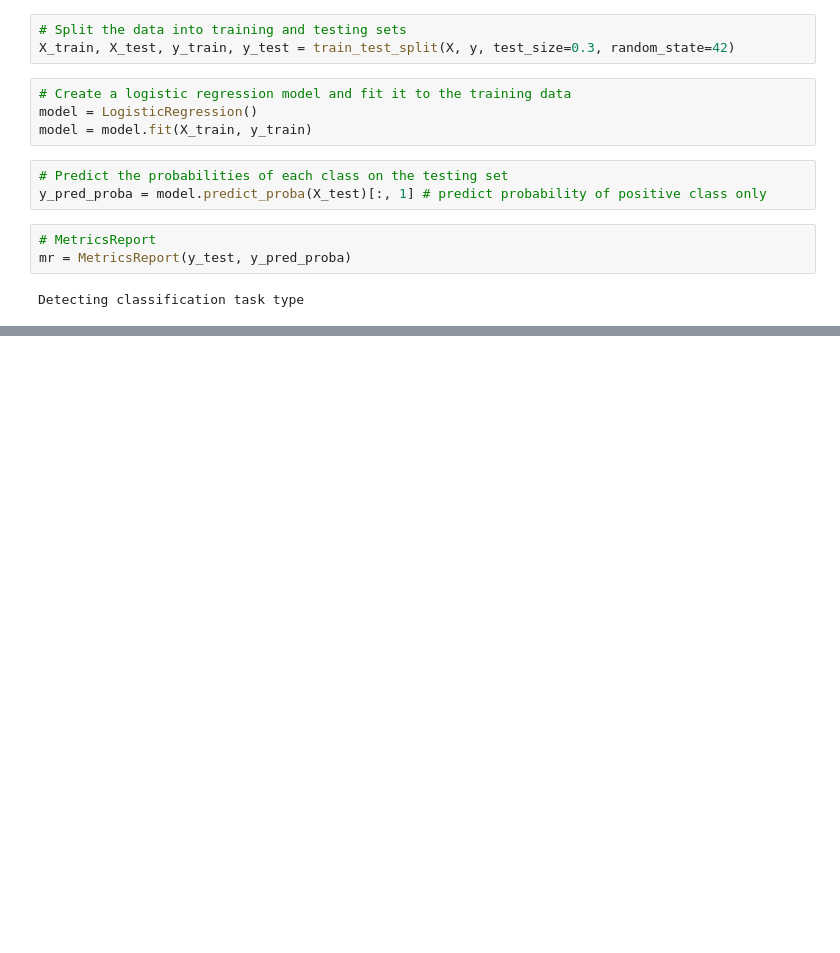
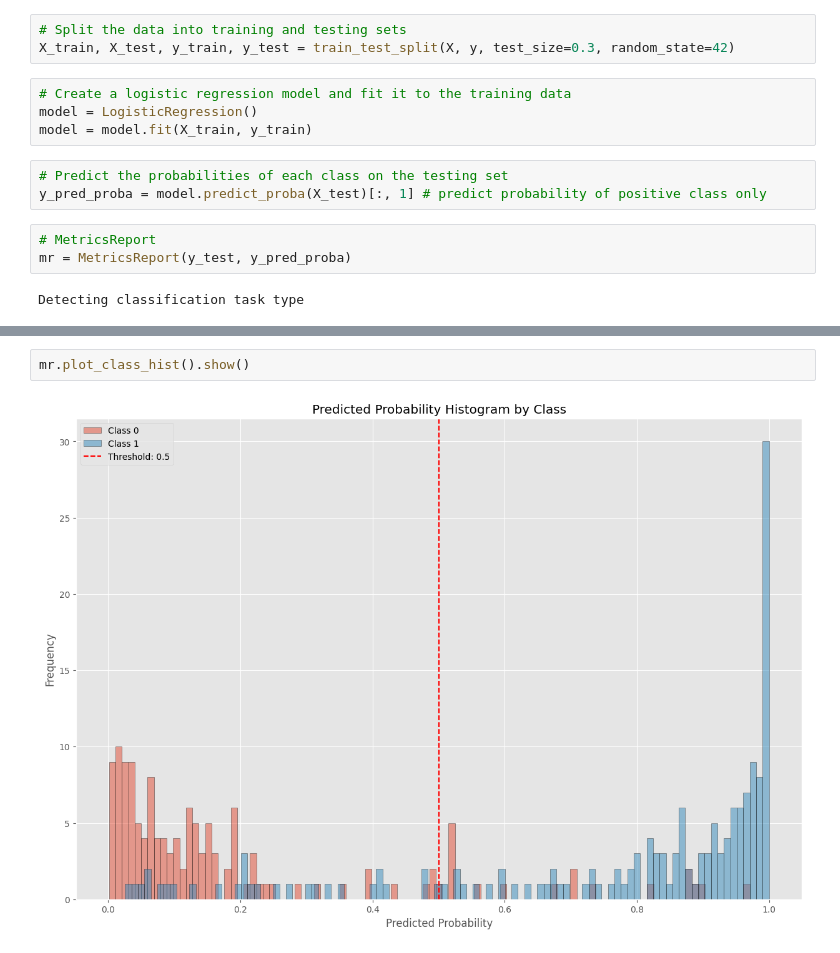
Before and after one commit to AlexLeks/metricsreport, a Jupyter notebook: exemples/classification.ipynb, the cells around one changed output, grey strips where cells are left out. Cells and saved outputs as stored; diff of their text form; blank space fills up the shorter version.

Commit message:
plots in svg+html

```diff
--- a/exemples/classification.ipynb
+++ b/exemples/classification.ipynb
@@ -48,3 +55,7 @@ TP                 136.0000
+# %%
+mr.plot_class_hist().show()
+# %% [output]
+[figure, added]
 # %%
 mr.plot_roc_curve().show()
 # %% [output]
```
Also changed, not shown: parts of 11 cells of this notebook, 20 other files.
